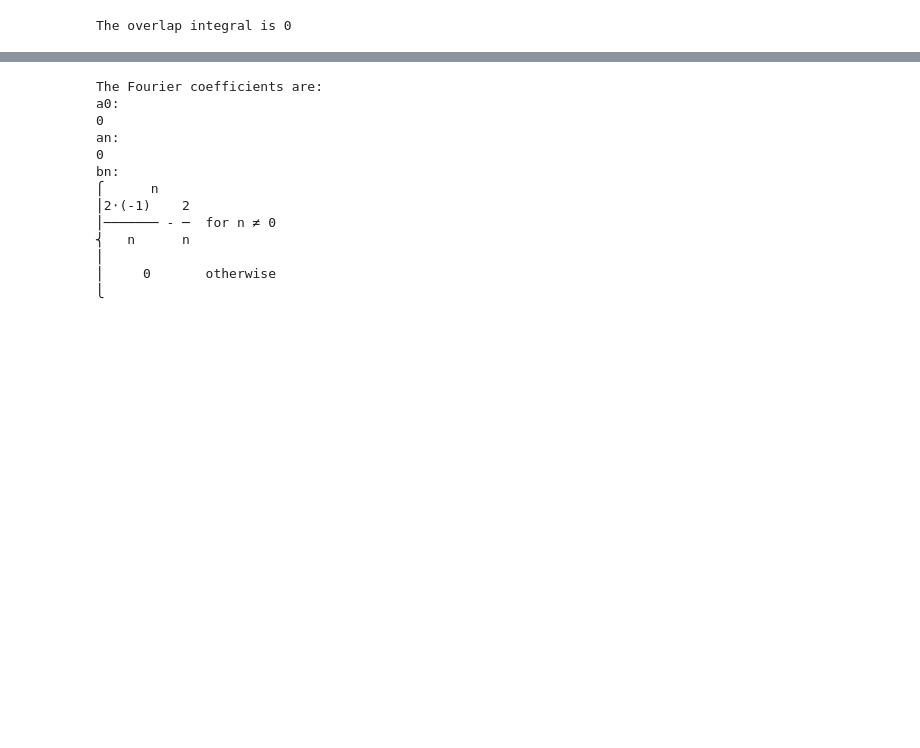
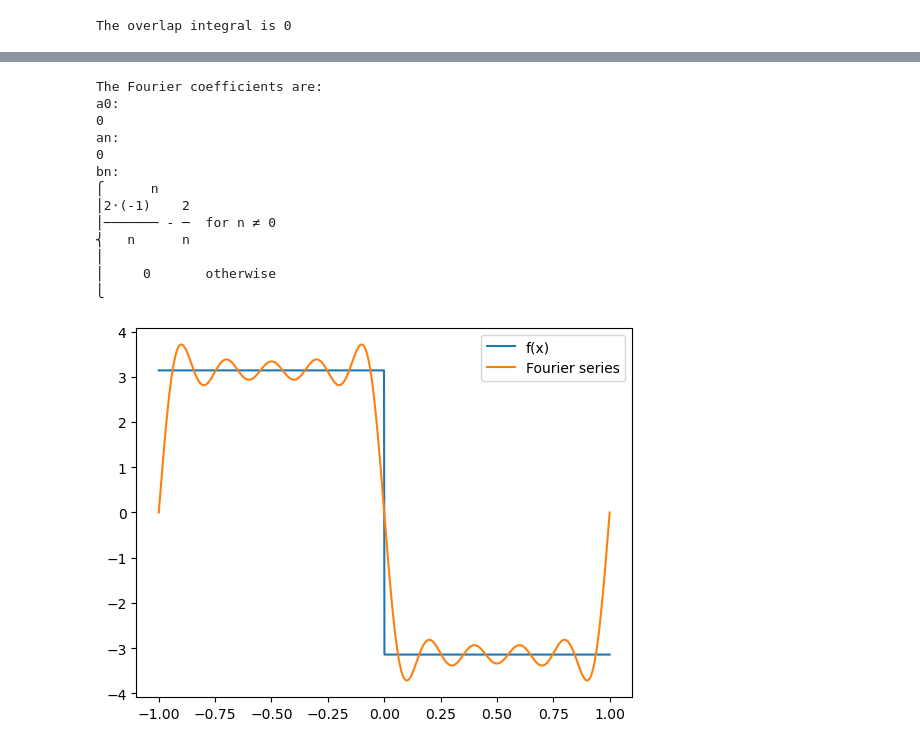
Before and after one commit to brash99/phys340, a Jupyter notebook: Assignments/Fourier.ipynb, the cells around one changed output, grey strips where cells are left out. Saved outputs shown, nothing was run; the diff lists cells and outputs as text; code cells hidden in the pictures; blank space fills up the shorter version.

```diff
--- a/Assignments/Fourier.ipynb
+++ b/Assignments/Fourier.ipynb
@@ -107,30 +136,45 @@ f = -pi*sym.sign(x)
 L = L.subs(L, 1)
 
 # Calculate the Fourier coefficients
 a0 = 1/L*sym.integrate(f, (x, -L, L))
 
 an = 1/L*sym.integrate(f*sym.cos(n*pi*x/L), (x, -L, L))
 
 bn = 1/L*sym.integrate(f*sym.sin(n*pi*x/L), (x, -L, L))
 
 print(f'The Fourier coefficients are:')
 print(f'a0:')
 sym.pprint(a0)
 print(f'an:')
 sym.pprint(an)
 print(f'bn:')
 sym.pprint(bn)
+
+fourier_series = a0/2 + sym.Sum(an*sym.cos(n*pi*x/L) + bn*sym.sin(n*pi*x/L), (n, 1, 10))
+
+#sym.pprint(fourier_series)
+
+# Plot the function and its Fourier series
+x_vals = np.linspace(-1, 1, 1000)
+f_vals = np.array([f.subs(x, val) for val in x_vals])
+fourier_vals = np.array([fourier_series.subs(x, val) for val in x_vals])
+
+plt.plot(x_vals, f_vals, label='f(x)')
+plt.plot(x_vals, fourier_vals, label='Fourier series')
+plt.legend()
+plt.show()
 # %% [output]
 The Fourier coefficients are:
 a0:
 0
 an:
 0
 bn:
 ⎧      n
 ⎪2⋅(-1)    2
 ⎪─────── - ─  for n ≠ 0
 ⎨   n      n
 ⎪
 ⎪     0       otherwise
 ⎩
+[figure, added]
```
Also changed, not shown: parts of 2 cells of this notebook.
